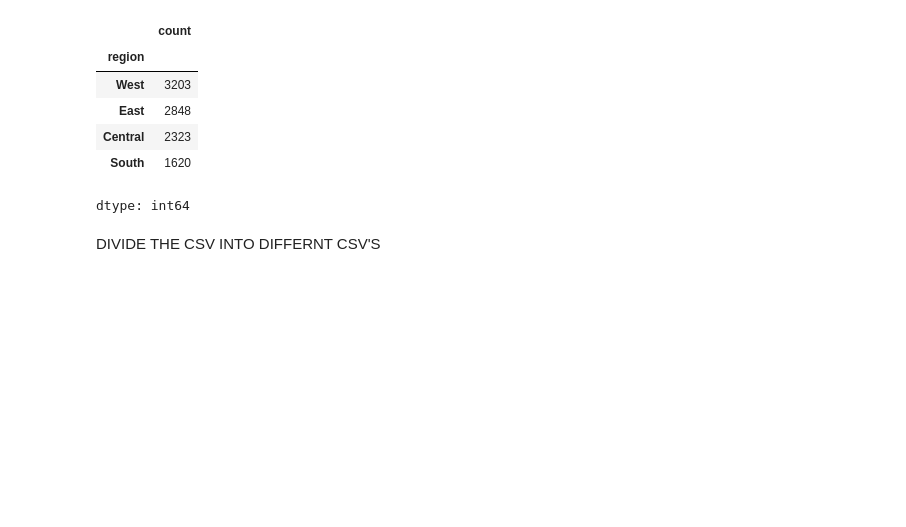
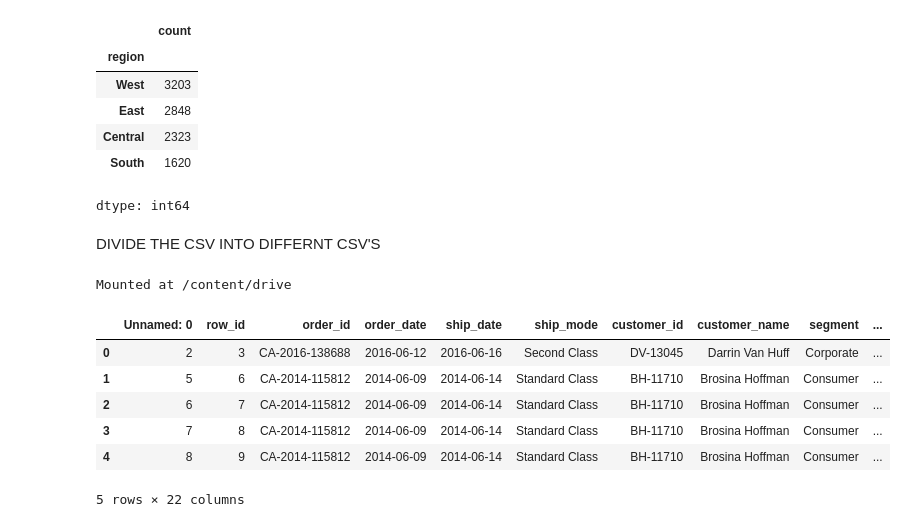
Before and after one commit to Sru-j/Linux, a Jupyter notebook: data_load_url.ipynb, the cells around one changed output. Saved outputs shown, nothing was run; the diff lists cells and outputs as text; code cells hidden in the pictures; blank space fills up the shorter version.

```diff
--- a/data_load_url.ipynb
+++ b/data_load_url.ipynb
@@ -381,3 +381,20 @@ df['region'].value_counts()
 dtype: int64
 # %% [markdown]
 DIVIDE THE CSV INTO DIFFERNT CSV'S
+# %%
+from google.colab import drive
+drive.mount('/content/drive')
+# %% [output]
+Mounted at /content/drive
+# %%
+west_df = df[df['region'] == 'West']
+west_df.to_csv("/content/drive/My Drive/Colab Notebooks/day_10_data/superstore_west.csv")
+pd.read_csv("/content/drive/My Drive/Colab Notebooks/day_10_data/superstore_west.csv").head()
+# %% [output]
+|  | Unnamed: 0 | row_id | order_id | order_date | ship_date | ship_mode | customer_id | customer_name | segment | ... |
+| 0 | 2 | 3 | CA-2016-138688 | 2016-06-12 | 2016-06-16 | Second Class | DV-13045 | Darrin Van Huff | Corporate | ... |
+| 1 | 5 | 6 | CA-2014-115812 | 2014-06-09 | 2014-06-14 | Standard Class | BH-11710 | Brosina Hoffman | Consumer | ... |
+| 2 | 6 | 7 | CA-2014-115812 | 2014-06-09 | 2014-06-14 | Standard Class | BH-11710 | Brosina Hoffman | Consumer | ... |
+| 3 | 7 | 8 | CA-2014-115812 | 2014-06-09 | 2014-06-14 | Standard Class | BH-11710 | Brosina Hoffman | Consumer | ... |
+| 4 | 8 | 9 | CA-2014-115812 | 2014-06-09 | 2014-06-14 | Standard Class | BH-11710 | Brosina Hoffman | Consumer | ... |
+5 rows × 22 columns
```
Also changed, not shown: parts of 4 cells of this notebook.
